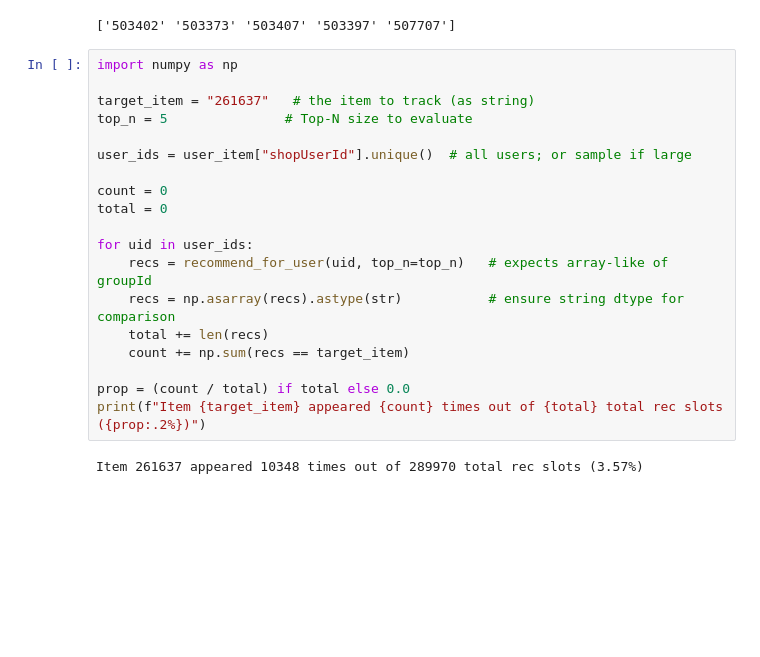
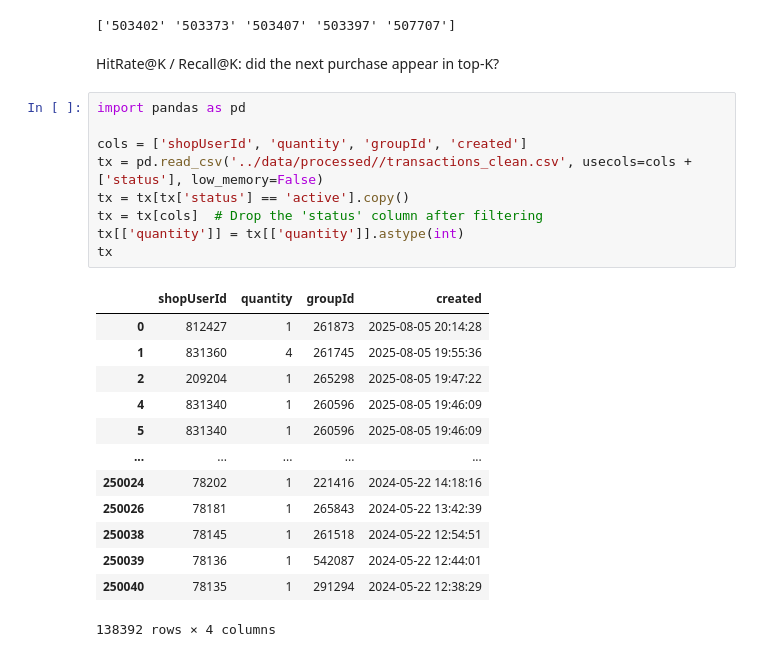
Before and after one commit to maria-lagerholm/itcm_recommendation_engine, a Jupyter notebook: notebooks/iicf_purchases.ipynb, the cells around one changed output. Saved outputs shown, nothing was run; the diff lists cells and outputs as text; blank space fills up the shorter version.

```diff
--- a/notebooks/iicf_purchases.ipynb
+++ b/notebooks/iicf_purchases.ipynb
@@ -271,24 +205,28 @@ def similar_items(product_id, top_n=5):
 print(similar_items("503380", top_n=5))
 # %% [output]
 ['503402' '503373' '503407' '503397' '507707']
-# %%
-import numpy as np
-
-target_item = "261637"   # the item to track (as string)
-top_n = 5               # Top-N size to evaluate
-
-user_ids = user_item["shopUserId"].unique()  # all users; or sample if large
-
-count = 0
-total = 0
-
-for uid in user_ids:
-    recs = recommend_for_user(uid, top_n=top_n)   # expects array-like of groupId
-    recs = np.asarray(recs).astype(str)           # ensure string dtype for comparison
-    total += len(recs)
-    count += np.sum(recs == target_item)
-
-prop = (count / total) if total else 0.0
-print(f"Item {target_item} appeared {count} times out of {total} total rec slots ({prop:.2%})")
-# %% [output]
-Item 261637 appeared 10348 times out of 289970 total rec slots (3.57%)
+# %% [markdown]
+HitRate@K / Recall@K: did the next purchase appear in top-K?
+# %%
+import pandas as pd
+
+cols = ['shopUserId', 'quantity', 'groupId', 'created']
+tx = pd.read_csv('../data/processed//transactions_clean.csv', usecols=cols + ['status'], low_memory=False)
+tx = tx[tx['status'] == 'active'].copy()
+tx = tx[cols]  # Drop the 'status' column after filtering
+tx[['quantity']] = tx[['quantity']].astype(int)
+tx
+# %% [output]
+|  | shopUserId | quantity | groupId | created |
+| 0 | 812427 | 1 | 261873 | 2025-08-05 20:14:28 |
+| 1 | 831360 | 4 | 261745 | 2025-08-05 19:55:36 |
+| 2 | 209204 | 1 | 265298 | 2025-08-05 19:47:22 |
+| 4 | 831340 | 1 | 260596 | 2025-08-05 19:46:09 |
+| 5 | 831340 | 1 | 260596 | 2025-08-05 19:46:09 |
+| ... | ... | ... | ... | ... |
+| 250024 | 78202 | 1 | 221416 | 2024-05-22 14:18:16 |
+| 250026 | 78181 | 1 | 265843 | 2024-05-22 13:42:39 |
+| 250038 | 78145 | 1 | 261518 | 2024-05-22 12:54:51 |
+| 250039 | 78136 | 1 | 542087 | 2024-05-22 12:44:01 |
+| 250040 | 78135 | 1 | 291294 | 2024-05-22 12:38:29 |
+138392 rows × 4 columns
```
Also changed, not shown: parts of 10 cells of this notebook.
